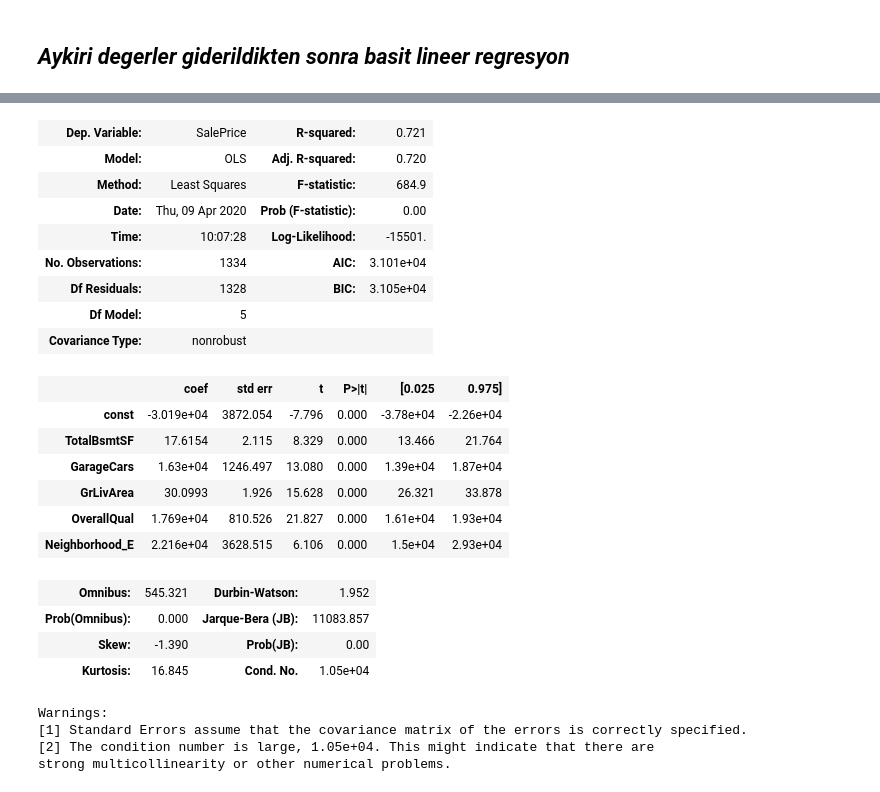
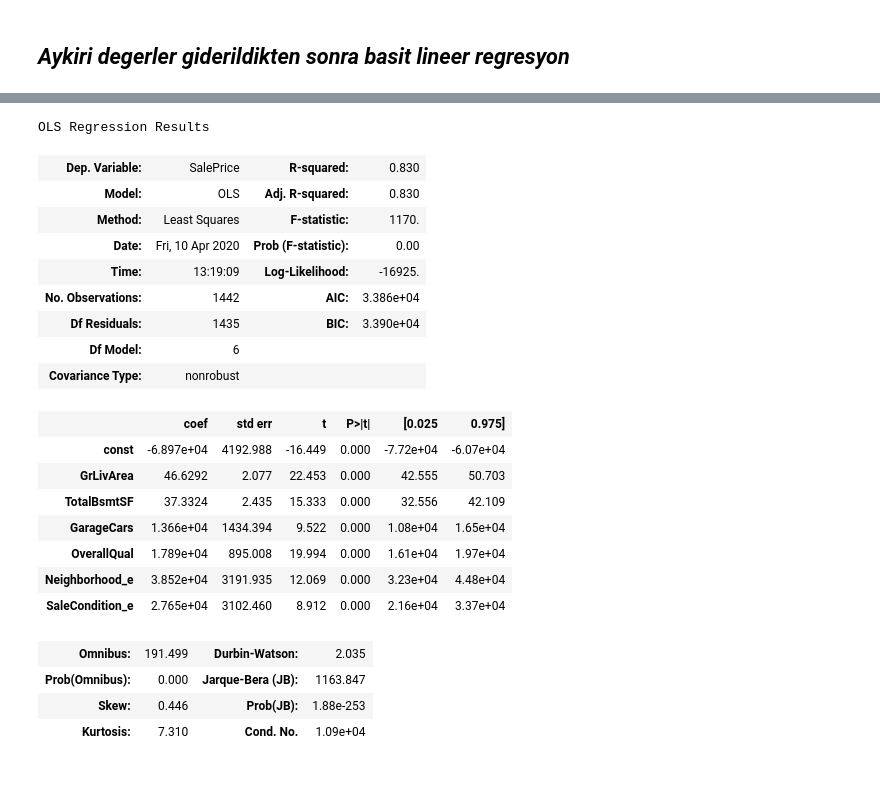
Before and after one commit to ahmetpergamum/datascience, a Jupyter notebook: 06_linear_regression/02_simple_linear_regression.ipynb, the cells around one changed output, grey strips where cells are left out. Saved outputs shown, nothing was run; the diff lists cells and outputs as text; code cells hidden in the pictures.

Commit message:
linear regression

```diff
--- a/06_linear_regression/02_simple_linear_regression.ipynb
+++ b/06_linear_regression/02_simple_linear_regression.ipynb
@@ -467,0 +449,3 @@ x = sns.boxplot(y=house_prices_cheap['SalePrice'])
+# %%
+house_prices_out = house_prices.loc[(house_prices['GrLivArea']<4000) &
+                                    (house_prices['TotalBsmtSF']<3000)]
@@ -467,0 +486,9 @@ x = sns.boxplot(y=house_prices_cheap['SalePrice'])
+# %%
+# index uzerinde apply metodu calismadigindan index i ayribor sutuna aldik
+house_prices_out['Id'] = house_prices_out.index
+
+indexes = []
+def find_index(i):
+    # ayni index i bir daha eklemesin
+    if i not in indexes:
+        indexes.append(i)
@@ -467,0 +513,2 @@ x = sns.boxplot(y=house_prices_cheap['SalePrice'])
+# %%
+house_prices_out = house_prices_out.drop(index=indexes)
@@ -467,0 +527,10 @@ x = sns.boxplot(y=house_prices_cheap['SalePrice'])
+# %%
+# 1stFlrSF, GarageArea pval degerleri yuksek oldugundan cikartildi
+# encode edilen degiskenler eklendi
+interesting_vars = ['GrLivArea',  'TotalBsmtSF', 'GarageCars',
+                    'OverallQual', 'Neighborhood_e', 'SaleCondition_e']
+
+# hedef degiskeni
+Y = house_prices_out['SalePrice']
+# aciklayici degiskenler
+X = house_prices_out[interesting_vars]
@@ -468,11 +539,12 @@ x = sns.boxplot(y=house_prices_cheap['SalePrice'])
 # %%
-interesting_vars = ['TotalBsmtSF', 'GarageCars', 'GrLivArea',
-                    'OverallQual', 'Neighborhood_E']
+# model nesnesi olusturuldu
+lrm = linear_model.LinearRegression()
+# modelimizin denklemi (egrisi) olusturuluyor
+lrm.fit(X, Y)
 
-# hedef degiskeni
-Y = house_prices_cheap['SalePrice']
-# surekli degiskenler
-X = house_prices_cheap[interesting_vars]
+# degiskenler ve sabit(bias) degeri
+print('Değişkenler: \n', lrm.coef_)
+print('Sabit değer (bias): \n', lrm.intercept_)
 
 # bias (intercept) değişkenini manuel olarak ekliyoruz
 X = sm.add_constant(X)
@@ -483,24 +559,22 @@ OLS Regression Results
+OLS Regression Results
-| Dep. Variable: | SalePrice | R-squared: | 0.721 |
-| Model: | OLS | Adj. R-squared: | 0.720 |
-| Method: | Least Squares | F-statistic: | 684.9 |
-| Date: | Thu, 09 Apr 2020 | Prob (F-statistic): | 0.00 |
-| Time: | 10:07:28 | Log-Likelihood: | -15501. |
-| No. Observations: | 1334 | AIC: | 3.101e+04 |
-| Df Residuals: | 1328 | BIC: | 3.105e+04 |
-| Df Model: | 5 |  |  |
+| Dep. Variable: | SalePrice | R-squared: | 0.830 |
+| Model: | OLS | Adj. R-squared: | 0.830 |
+| Method: | Least Squares | F-statistic: | 1170. |
+| Date: | Fri, 10 Apr 2020 | Prob (F-statistic): | 0.00 |
+| Time: | 13:19:09 | Log-Likelihood: | -16925. |
+| No. Observations: | 1442 | AIC: | 3.386e+04 |
+| Df Residuals: | 1435 | BIC: | 3.390e+04 |
+| Df Model: | 6 |  |  |
 | Covariance Type: | nonrobust |  |  |
 |  | coef | std err | t | P>|t| | [0.025 | 0.975] |
-| const | -3.019e+04 | 3872.054 | -7.796 | 0.000 | -3.78e+04 | -2.26e+04 |
-| TotalBsmtSF | 17.6154 | 2.115 | 8.329 | 0.000 | 13.466 | 21.764 |
-| GarageCars | 1.63e+04 | 1246.497 | 13.080 | 0.000 | 1.39e+04 | 1.87e+04 |
-| GrLivArea | 30.0993 | 1.926 | 15.628 | 0.000 | 26.321 | 33.878 |
-| OverallQual | 1.769e+04 | 810.526 | 21.827 | 0.000 | 1.61e+04 | 1.93e+04 |
-| Neighborhood_E | 2.216e+04 | 3628.515 | 6.106 | 0.000 | 1.5e+04 | 2.93e+04 |
+| const | -6.897e+04 | 4192.988 | -16.449 | 0.000 | -7.72e+04 | -6.07e+04 |
+| GrLivArea | 46.6292 | 2.077 | 22.453 | 0.000 | 42.555 | 50.703 |
+| TotalBsmtSF | 37.3324 | 2.435 | 15.333 | 0.000 | 32.556 | 42.109 |
+| GarageCars | 1.366e+04 | 1434.394 | 9.522 | 0.000 | 1.08e+04 | 1.65e+04 |
+| OverallQual | 1.789e+04 | 895.008 | 19.994 | 0.000 | 1.61e+04 | 1.97e+04 |
+| Neighborhood_e | 3.852e+04 | 3191.935 | 12.069 | 0.000 | 3.23e+04 | 4.48e+04 |
+| SaleCondition_e | 2.765e+04 | 3102.460 | 8.912 | 0.000 | 2.16e+04 | 3.37e+04 |
-| Omnibus: | 545.321 | Durbin-Watson: | 1.952 |
-| Prob(Omnibus): | 0.000 | Jarque-Bera (JB): | 11083.857 |
-| Skew: | -1.390 | Prob(JB): | 0.00 |
-| Kurtosis: | 16.845 | Cond. No. | 1.05e+04 |
+| Omnibus: | 191.499 | Durbin-Watson: | 2.035 |
+| Prob(Omnibus): | 0.000 | Jarque-Bera (JB): | 1163.847 |
+| Skew: | 0.446 | Prob(JB): | 1.88e-253 |
+| Kurtosis: | 7.310 | Cond. No. | 1.09e+04 |
-Warnings:
-[1] Standard Errors assume that the covariance matrix of the errors is correctly specified.
-[2] The condition number is large, 1.05e+04. This might indicate that there are
-strong multicollinearity or other numerical problems.
```
Also changed, not shown: parts of 39 cells of this notebook, 6 other files.
